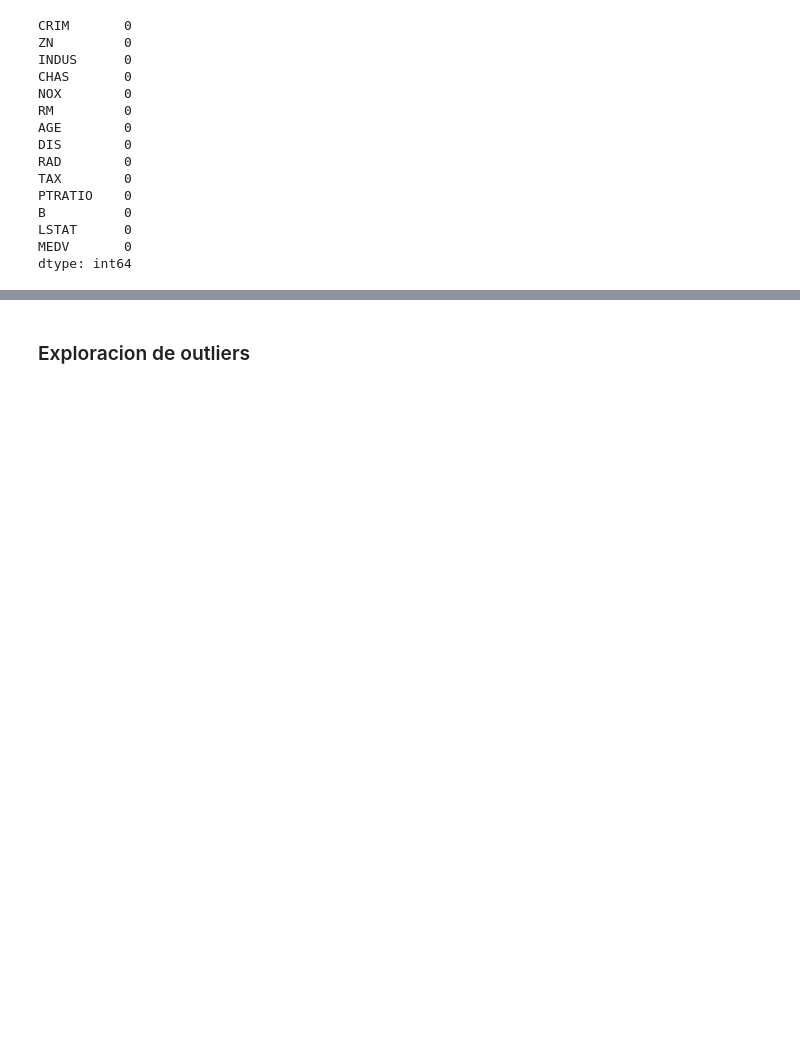
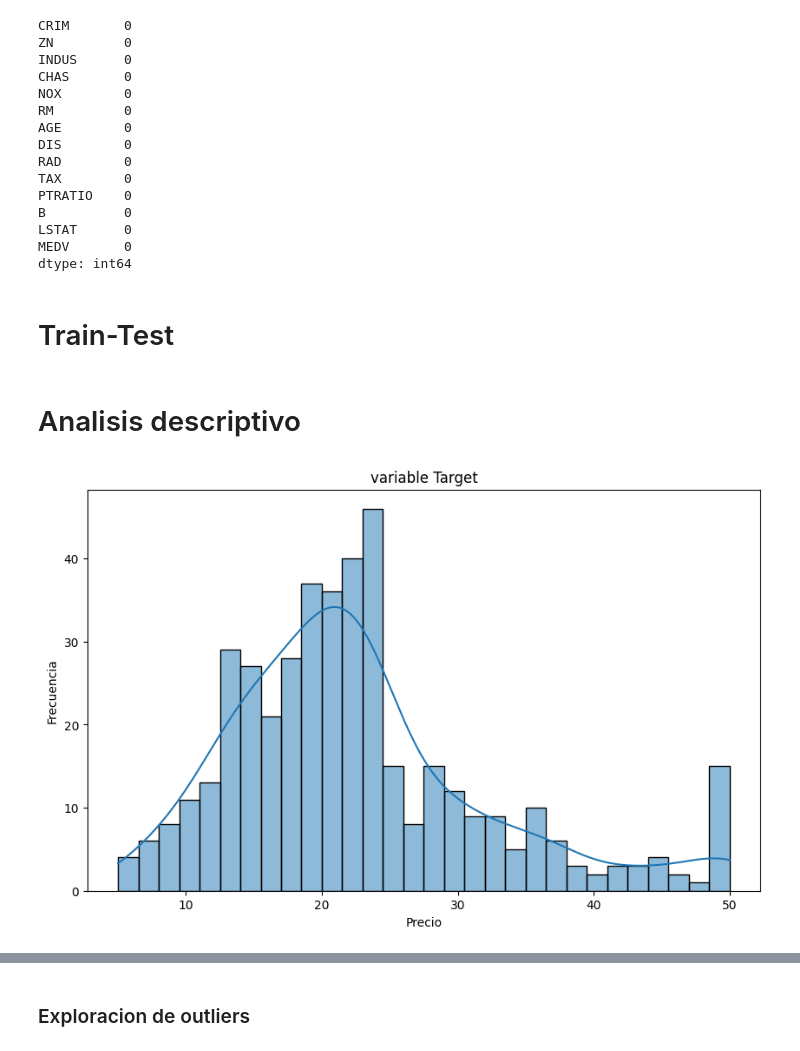
Before and after one commit to Tomas8x/AA1-TUIA-Avecilla-Calcia, a Jupyter notebook: TP_regresion_AA1.ipynb, the cells around one changed output, grey strips where cells are left out. Drawn from its saved outputs; the diff is of its cells as text; code cells hidden in the pictures; blank space fills up the shorter version.

Commit message:
Escalamiento de datos, graficos de analisis descriptivo, entrenamiento-test

```diff
--- a/TP_regresion_AA1.ipynb
+++ b/TP_regresion_AA1.ipynb
@@ -151,3 +178,21 @@ B          0
 LSTAT      0
 MEDV       0
 dtype: int64
+# %% [markdown]
+# Train-Test
+# %%
+X_train, X_test, y_train, y_test = train_test_split(df_precios_casas.drop(columns=['MEDV']), df_precios_casas['MEDV'], test_size=0.2, random_state=42)
+
+df_entrenamiento=pd.concat([X_train,y_train],axis=1)
+df_test=pd.concat([X_test,y_test],axis=1)
+# %% [markdown]
+# Analisis descriptivo
+# %%
+plt.figure(figsize=(10, 6))
+sns.histplot(df_entrenamiento['MEDV'], bins=30, kde=True)
+plt.title('variable Target')
+plt.xlabel('Precio')
+plt.ylabel('Frecuencia')
+plt.show()
+# %% [output]
+[figure, added]
```
Also changed, not shown: parts of 20 cells of this notebook, 1 other file.
